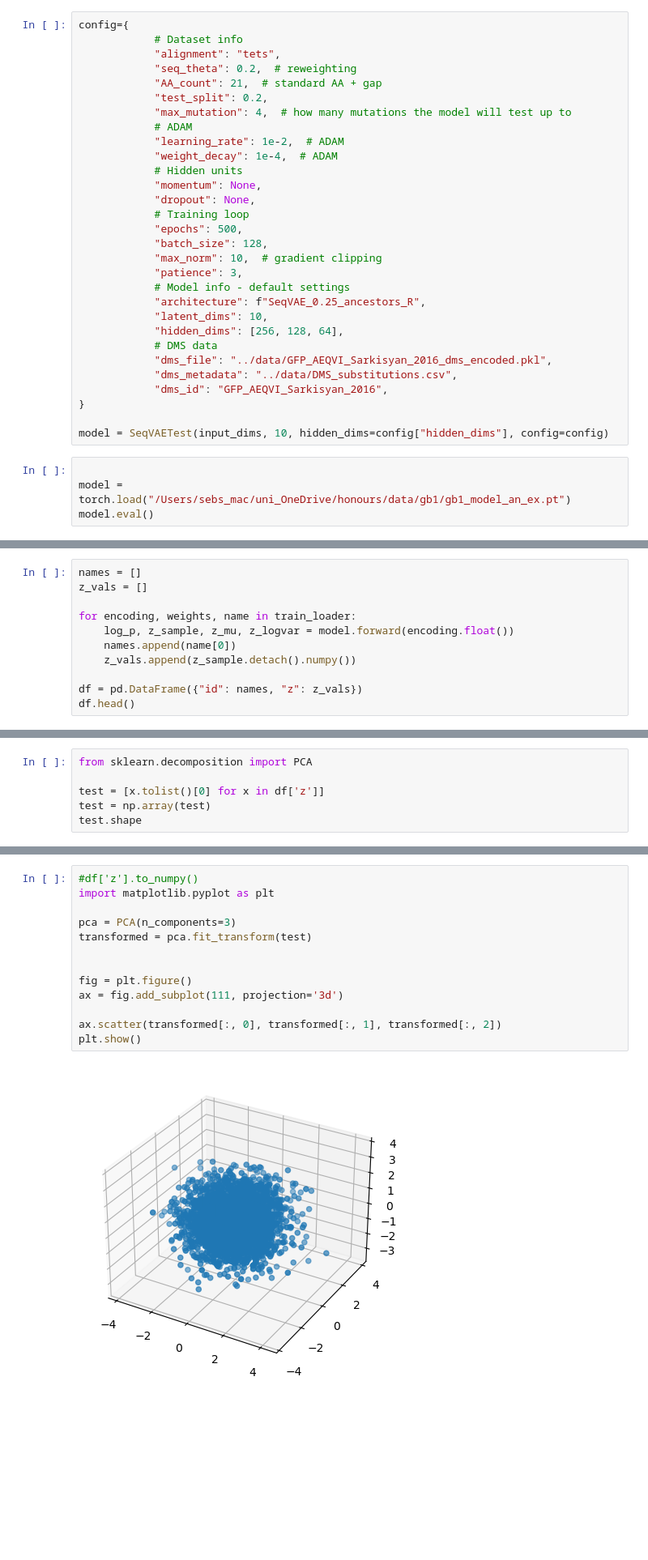
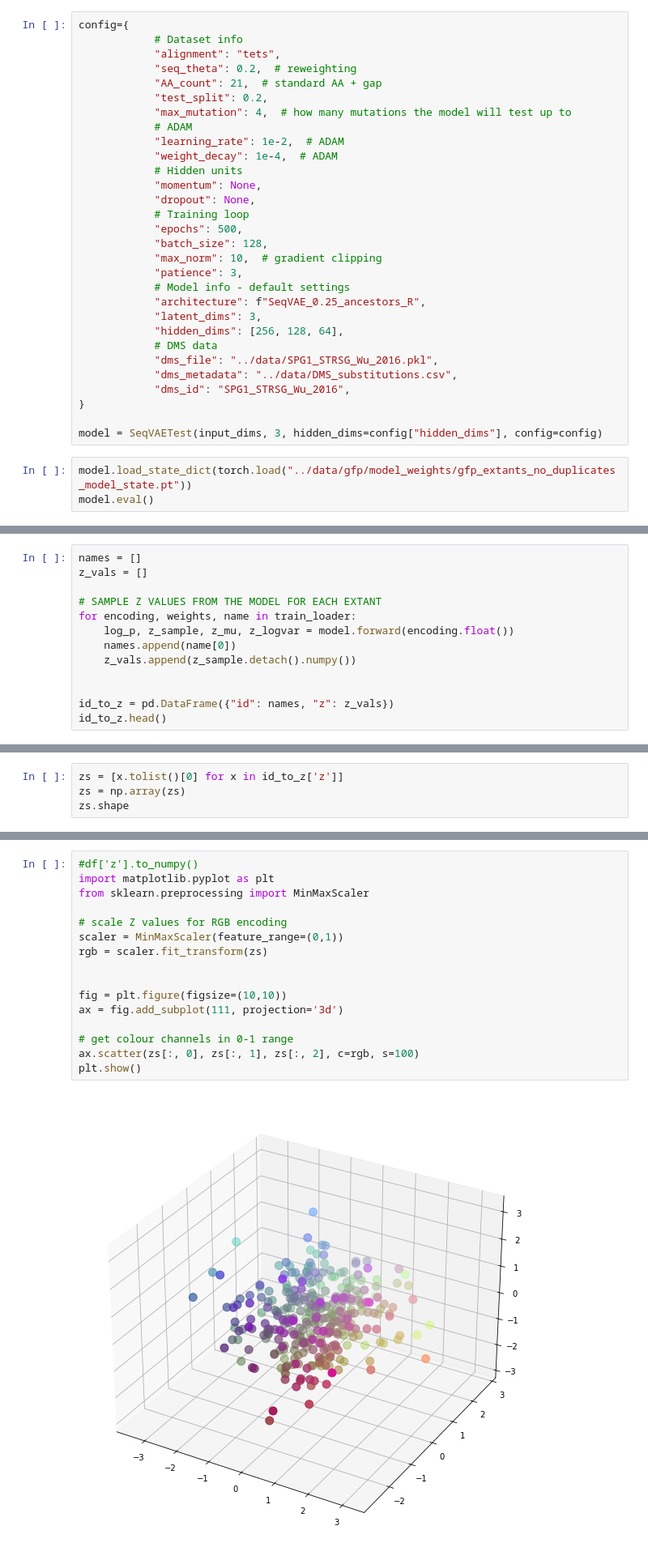
Before and after one commit to SebPorras/MAP_VAE, a Jupyter notebook: notebooks/test.ipynb, the cells around one changed output, grey strips where cells are left out. Shown at 81% size. Saved outputs shown, nothing was run; the diff lists cells and outputs as text; blank space fills up the shorter version.

Commit message:
updated config scripts and new loss function in test.ipynb

```diff
--- a/notebooks/test.ipynb
+++ b/notebooks/test.ipynb
@@ -59,17 +59,16 @@ config={
             "patience": 3,
             # Model info - default settings
             "architecture": f"SeqVAE_0.25_ancestors_R",
-            "latent_dims": 10,
+            "latent_dims": 3,
             "hidden_dims": [256, 128, 64],
             # DMS data
-            "dms_file": "../data/GFP_AEQVI_Sarkisyan_2016_dms_encoded.pkl",
+            "dms_file": "../data/SPG1_STRSG_Wu_2016.pkl",
             "dms_metadata": "../data/DMS_substitutions.csv",
-            "dms_id": "GFP_AEQVI_Sarkisyan_2016",
+            "dms_id": "SPG1_STRSG_Wu_2016",
 }
 
-model = SeqVAETest(input_dims, 10, hidden_dims=config["hidden_dims"], config=config)
+model = SeqVAETest(input_dims, 3, hidden_dims=config["hidden_dims"], config=config)
 # %%
-
-model = torch.load("/Users/sebs_mac/uni_OneDrive/honours/data/gb1/gb1_model_an_ex.pt")
+model.load_state_dict(torch.load("../data/gfp/model_weights/gfp_extants_no_duplicates_model_state.pt"))
 model.eval()
 # %% [output]
@@ -94,12 +93,14 @@ SeqVAE(
 names = []
 z_vals = []
 
+# SAMPLE Z VALUES FROM THE MODEL FOR EACH EXTANT
 for encoding, weights, name in train_loader:
     log_p, z_sample, z_mu, z_logvar = model.forward(encoding.float())
     names.append(name[0])
     z_vals.append(z_sample.detach().numpy())
 
-df = pd.DataFrame({"id": names, "z": z_vals})
-df.head()
+
+id_to_z = pd.DataFrame({"id": names, "z": z_vals})
+id_to_z.head()
 # %% [output]
 |  | id | z |
@@ -138,7 +142,5 @@ print(total/count)
 # %%
-from sklearn.decomposition import PCA
-
-test = [x.tolist()[0] for x in df['z']]
-test = np.array(test)
-test.shape
+zs = [x.tolist()[0] for x in id_to_z['z']]
+zs = np.array(zs)
+zs.shape
 # %% [output]
@@ -146,15 +148,18 @@ test.shape
 # %%
 #df['z'].to_numpy()
 import matplotlib.pyplot as plt
+from sklearn.preprocessing import MinMaxScaler
 
-pca = PCA(n_components=3)
-transformed = pca.fit_transform(test)
+# scale Z values for RGB encoding
+scaler = MinMaxScaler(feature_range=(0,1))
+rgb = scaler.fit_transform(zs)
 
 
-fig = plt.figure()
+fig = plt.figure(figsize=(10,10))
 ax = fig.add_subplot(111, projection='3d')
 
-ax.scatter(transformed[:, 0], transformed[:, 1], transformed[:, 2])
+# get colour channels in 0-1 range
+ax.scatter(zs[:, 0], zs[:, 1], zs[:, 2], c=rgb, s=100)
 plt.show()
 # %% [output]
-[figure, old version]
+[figure, new version]
```
Also changed, not shown: parts of 20 cells of this notebook, 16 other files.
